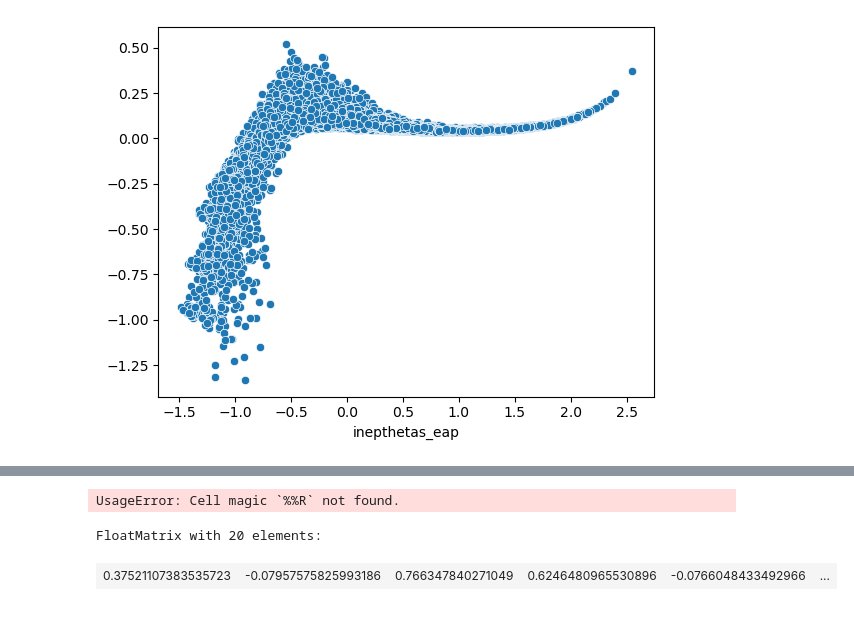
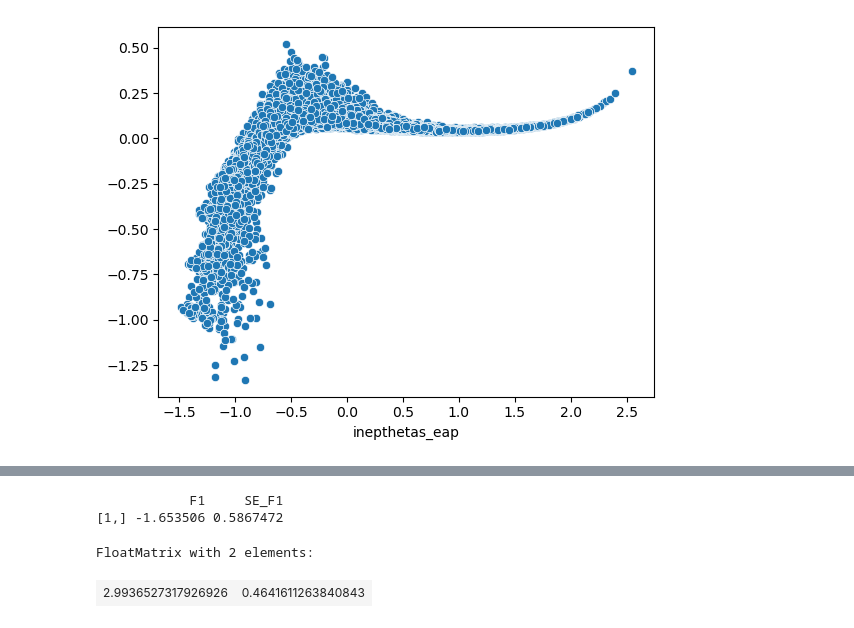
Before and after one commit to atp/enem, a Jupyter notebook: 04-IRT.ipynb, the cells around one changed output, grey strips where cells are left out. Drawn from its saved outputs; the diff is of its cells as text; code cells hidden in the pictures.

```diff
--- a/04-IRT.ipynb
+++ b/04-IRT.ipynb
@@ -483,11 +512,14 @@ resp0
 # %%
 %%R -i mod_inep,resp0,resp,model3pl
 respvec <- rep(0,43)
-fscores(model3pl,method="EAP",full.scores=TRUE,full.scores_SE = TRUE,verbose=TRUE,plausible_draws = 5,response.pattern = resp0,plausible.draws=0)
+fscores(mod_inep,method="EAP",full.scores=TRUE,full.scores_SE = TRUE,verbose=TRUE,response.pattern = respvec)
 # %% [output]
-UsageError: Cell magic `%%R` not found.
+            F1     SE_F1
+[1,] -1.653506 0.5867472
+# %%
+respvec = [1]*43
 # %%
-mirt.fscores(mod_inep,method="EAP",full_scores=True, full_scores_SE = True,verbose=True ,response_pattern = to_rdf(resp0))
+mirt.fscores(mod_inep,method="EAP",full_scores=True, full_scores_SE = True,verbose=True ,response_pattern = to_rdf(respvec))
 # %% [output]
-FloatMatrix with 20 elements:
+FloatMatrix with 2 elements:
-| 0.37521107383535723 | -0.07957575825993186 | 0.766347840271049 | 0.6246480965530896 | -0.0766048433492966 | ... |
+| 2.9936527317926926 | 0.4641611263840843 |
```
Also changed, not shown: parts of 5 cells of this notebook, 2 other files.
